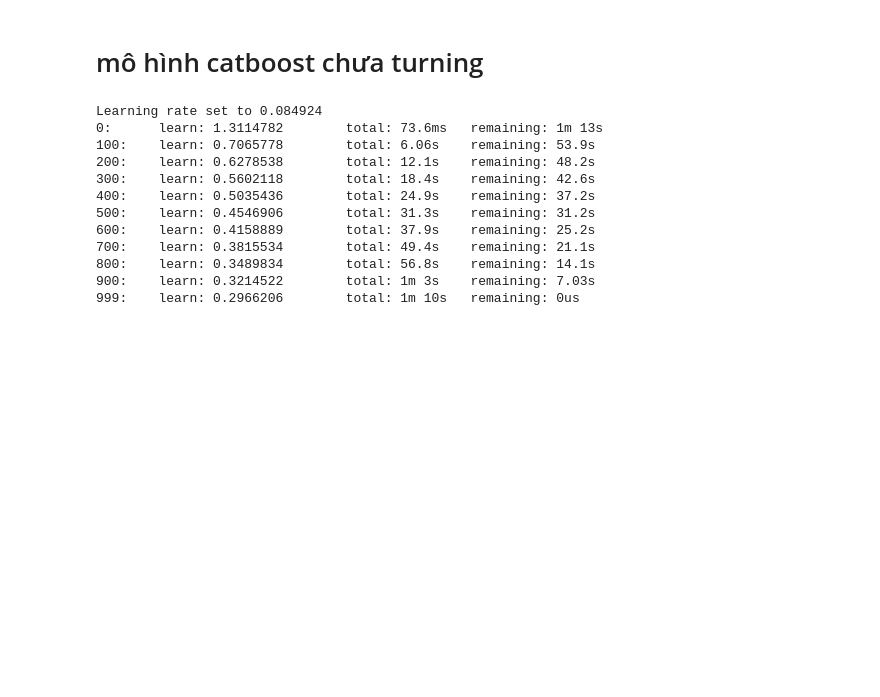
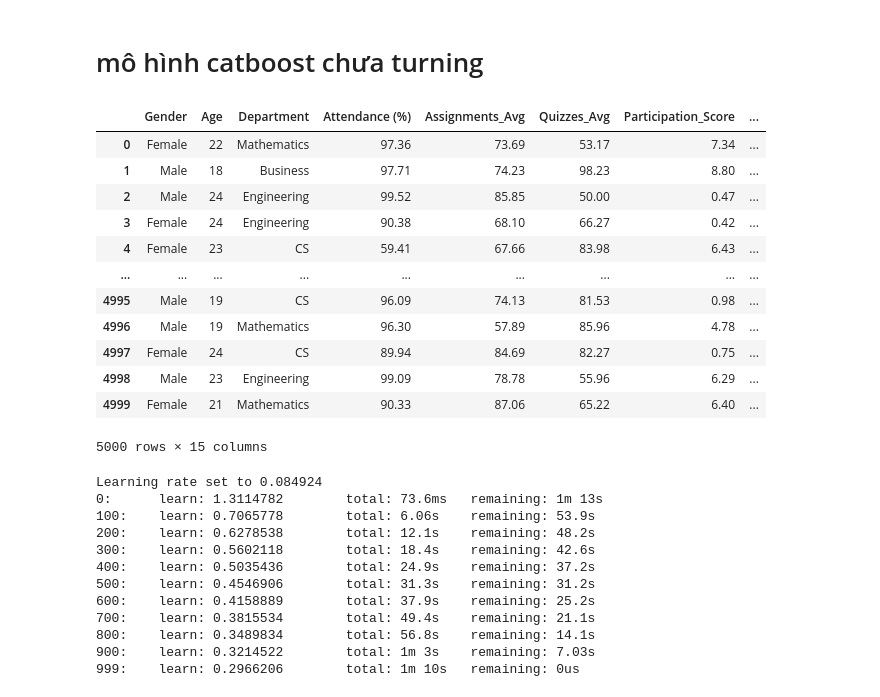
Before and after one commit to phithuan/predictive-analytics-for-student-performance-DoAn3-, a Jupyter notebook: perdict_train_XGBoost/catboost.ipynb, the cells around one changed output. Cells and saved outputs as stored; diff of their text form; code cells hidden in the pictures; blank space fills up the shorter version.

```diff
--- a/perdict_train_XGBoost/catboost.ipynb
+++ b/perdict_train_XGBoost/catboost.ipynb
@@ -1,5 +1,35 @@
 # %% [markdown]
 # mô hình catboost chưa turning
+# %%
+import pandas as pd
+from sklearn.model_selection import train_test_split
+from sklearn.metrics import classification_report, confusion_matrix
+from catboost import CatBoostClassifier
+import seaborn as sns
+import matplotlib.pyplot as plt
+
+# Đọc dữ liệu
+df = pd.read_csv(r'D:\MINI_Project\DoAn3\perdict_train_XGBoost\students_grading_dataset_clean.csv')
+
+# Loại bỏ các cột không cần thiết
+df.drop(['Student_ID','First_Name','Last_Name','Email','Midterm_Score',
+         'Final_Score','Projects_Score','Total_Score'],
+        axis=1, inplace=True)
+df
+# %% [output]
+|  | Gender | Age | Department | Attendance (%) | Assignments_Avg | Quizzes_Avg | Participation_Score | ... |
+| 0 | Female | 22 | Mathematics | 97.36 | 73.69 | 53.17 | 7.34 | ... |
+| 1 | Male | 18 | Business | 97.71 | 74.23 | 98.23 | 8.80 | ... |
+| 2 | Male | 24 | Engineering | 99.52 | 85.85 | 50.00 | 0.47 | ... |
+| 3 | Female | 24 | Engineering | 90.38 | 68.10 | 66.27 | 0.42 | ... |
+| 4 | Female | 23 | CS | 59.41 | 67.66 | 83.98 | 6.43 | ... |
+| ... | ... | ... | ... | ... | ... | ... | ... | ... |
+| 4995 | Male | 19 | CS | 96.09 | 74.13 | 81.53 | 0.98 | ... |
+| 4996 | Male | 19 | Mathematics | 96.30 | 57.89 | 85.96 | 4.78 | ... |
+| 4997 | Female | 24 | CS | 89.94 | 84.69 | 82.27 | 0.75 | ... |
+| 4998 | Male | 23 | Engineering | 99.09 | 78.78 | 55.96 | 6.29 | ... |
+| 4999 | Female | 21 | Mathematics | 90.33 | 87.06 | 65.22 | 6.40 | ... |
+5000 rows × 15 columns
 # %%
 import pandas as pd
 from sklearn.model_selection import train_test_split
```
Also changed, not shown: 8 other files.
